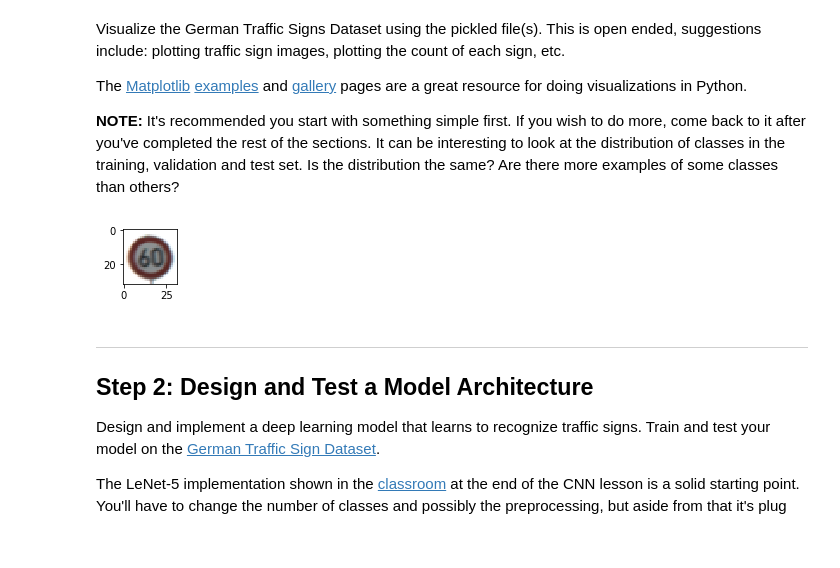
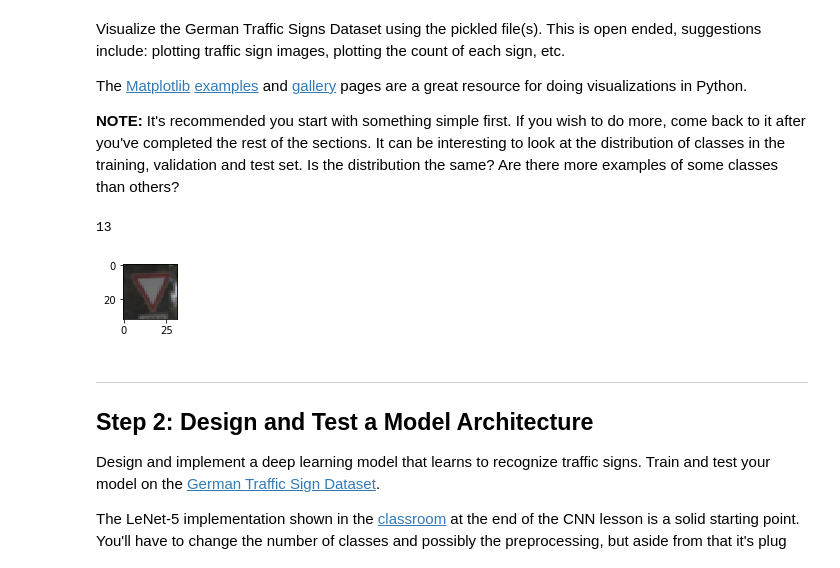
Before and after one commit to shanekelly/traffic-sign-classification, a Jupyter notebook: traffic_sign_classifier.ipynb, the cells around one changed output. Drawn from its saved outputs; the diff is of its cells as text; code cells hidden in the pictures.

```diff
--- a/traffic_sign_classifier.ipynb
+++ b/traffic_sign_classifier.ipynb
@@ -36,9 +36,9 @@ with open(validation_file, mode='rb') as f:
 with open(testing_file, mode='rb') as f:
     test = pickle.load(f)
 
-X_train, y_train = train['features'], train['labels']
-X_valid, y_valid = valid['features'], valid['labels']
-X_test, y_test = test['features'], test['labels']
+x_train, y_train = train['features'], train['labels']
+x_valid, y_valid = valid['features'], valid['labels']
+x_test, y_test = test['features'], test['labels']
 
 print('Data loaded!')
 # %% [output]
@@ -98,17 +98,19 @@ The [Matplotlib](http://matplotlib.org/) [examples](http://matplotlib.org/exampl
 # %%
 ### Data exploration visualization code goes here.
 ### Feel free to use as many code cells as needed.
 import matplotlib.pyplot as plt
 import random
 # Visualizations will be shown in the notebook.
 %matplotlib inline
 
-image = random.randint(0, len(X_train))
+image_index = random.randint(0, len(x_train))
+image = x_train[image_index]
 plt.figure(figsize=(1,1))
 plt.imshow(image)
-print(y_label[])
+print(y_train[image_index])
 # %% [output]
+13
-[figure, old version]
+[figure, new version]
 # %% [markdown]
 ----
 
```
Also changed, not shown: parts of 20 cells of this notebook.
